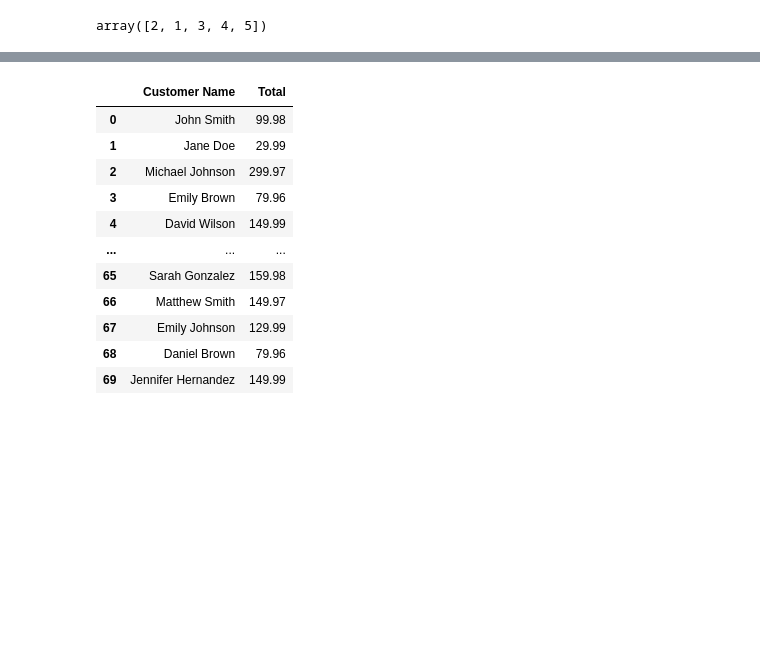
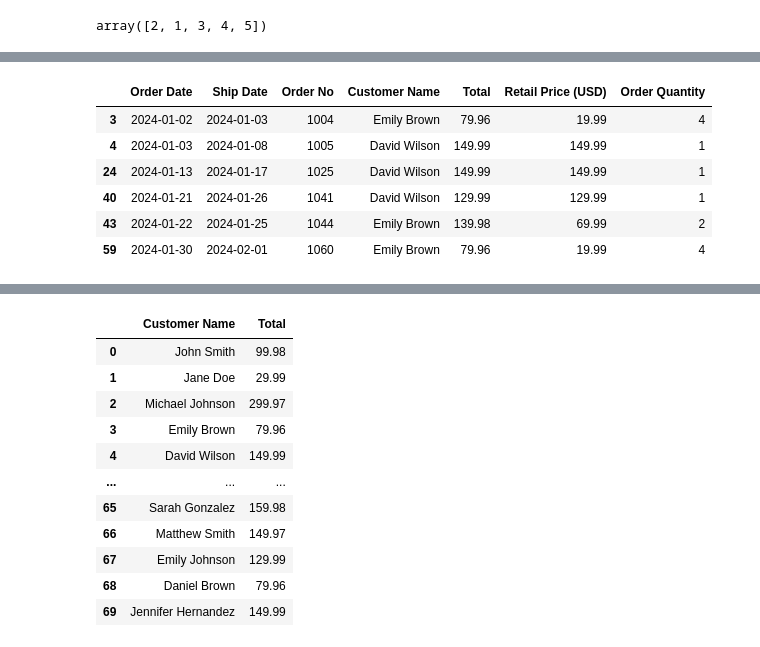
Before and after one commit to tri-ntropy/python.course.intensive, a Jupyter notebook: Notas de la clase/Bloque 5 - Pandas.ipynb, the cells around one changed output, grey strips where cells are left out. Drawn from its saved outputs; the diff is of its cells as text; code cells hidden in the pictures; blank space fills up the shorter version.

```diff
--- a/Notas de la clase/Bloque 5 - Pandas.ipynb
+++ b/Notas de la clase/Bloque 5 - Pandas.ipynb
@@ -314,0 +361,11 @@ df_market.insert(4, "Total", df_market["Retail Price (USD)"] * df_market["Order
+# %%
+df_market2 = df_market.loc[(df_market["Customer Name"] == "David Wilson") | (df_market["Customer Name"] == "Emily Brown")].copy()
+df_market2
+# %% [output]
+|  | Order Date | Ship Date | Order No | Customer Name | Total | Retail Price (USD) | Order Quantity |
+| 3 | 2024-01-02 | 2024-01-03 | 1004 | Emily Brown | 79.96 | 19.99 | 4 |
+| 4 | 2024-01-03 | 2024-01-08 | 1005 | David Wilson | 149.99 | 149.99 | 1 |
+| 24 | 2024-01-13 | 2024-01-17 | 1025 | David Wilson | 149.99 | 149.99 | 1 |
+| 40 | 2024-01-21 | 2024-01-26 | 1041 | David Wilson | 129.99 | 129.99 | 1 |
+| 43 | 2024-01-22 | 2024-01-25 | 1044 | Emily Brown | 139.98 | 69.99 | 2 |
+| 59 | 2024-01-30 | 2024-02-01 | 1060 | Emily Brown | 79.96 | 19.99 | 4 |
```
Also changed, not shown: parts of 15 cells of this notebook.
